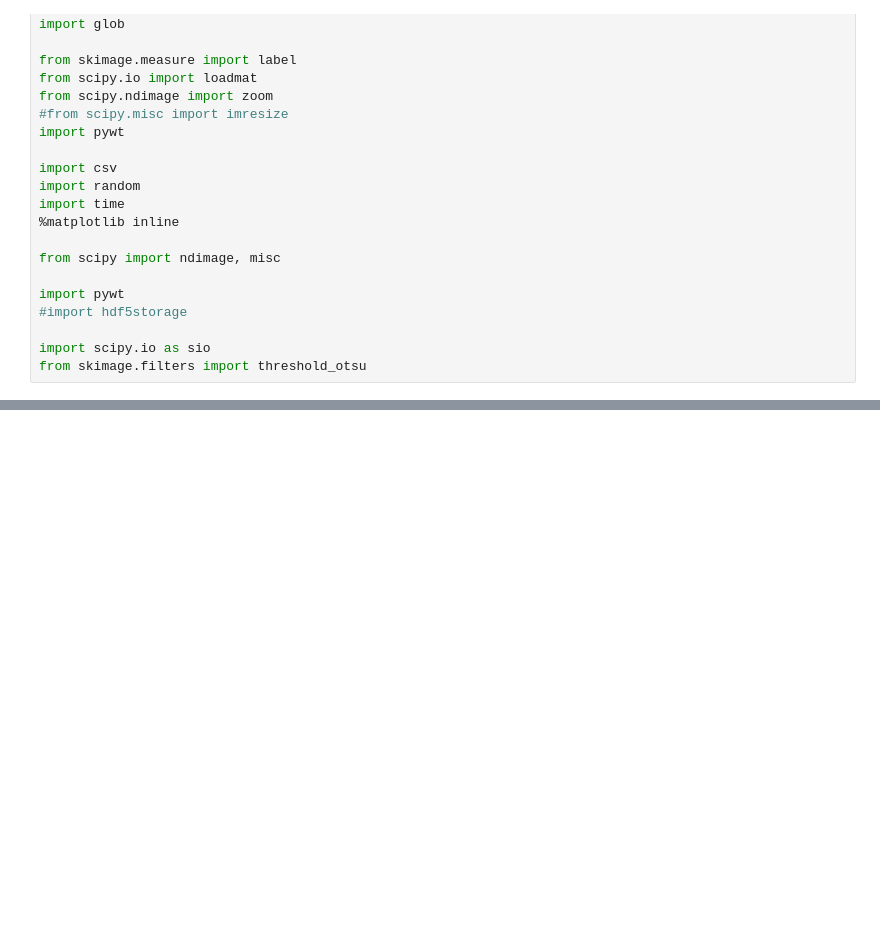
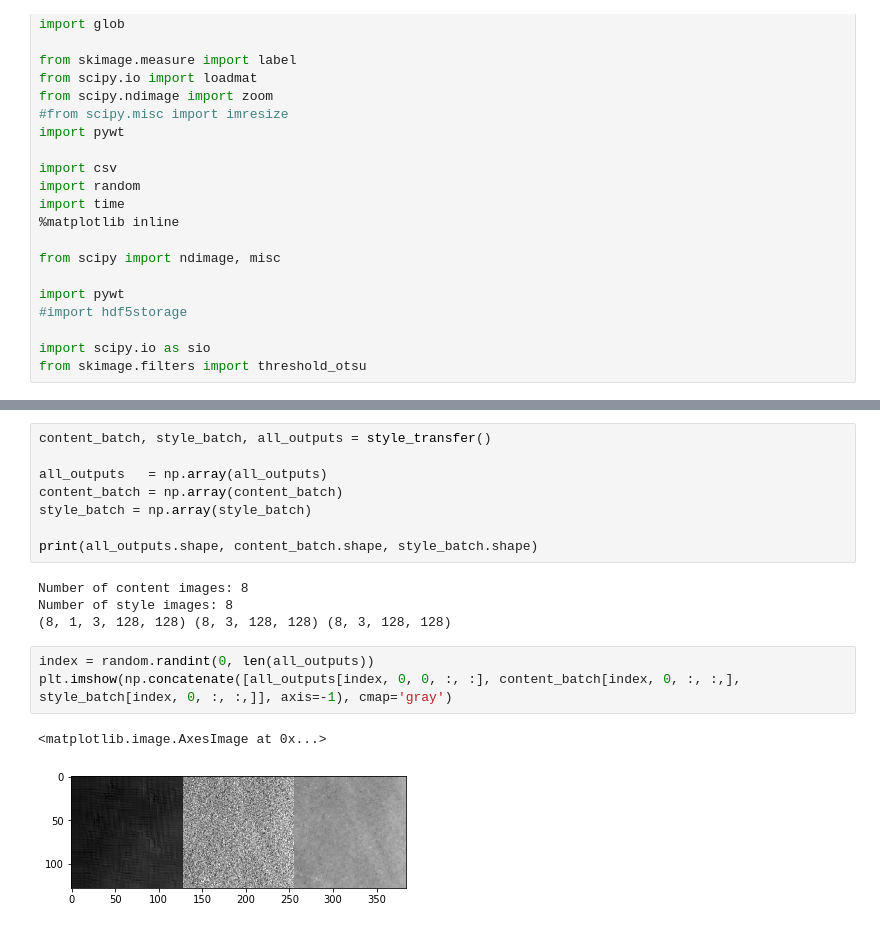
Before and after one commit to PranjalSahu/tf-adain, a Jupyter notebook: train.ipynb, the cells around one changed output, grey strips where cells are left out. Drawn from its saved outputs; the diff is of its cells as text; blank space fills up the shorter version.

```diff
--- a/train.ipynb
+++ b/train.ipynb
@@ -400,0 +454,18 @@ train()
+# %%
+content_batch, style_batch, all_outputs = style_transfer()
+
+all_outputs   = np.array(all_outputs)
+content_batch = np.array(content_batch)
+style_batch = np.array(style_batch)
+
+print(all_outputs.shape, content_batch.shape, style_batch.shape)
+# %% [output]
+Number of content images: 8
+Number of style images: 8
+(8, 1, 3, 128, 128) (8, 3, 128, 128) (8, 3, 128, 128)
+# %%
+index = random.randint(0, len(all_outputs))
+plt.imshow(np.concatenate([all_outputs[index, 0, 0, :, :], content_batch[index, 0, :, :,], style_batch[index, 0, :, :,]], axis=-1), cmap='gray')
+# %% [output]
+<matplotlib.image.AxesImage at 0x...>
+[figure, added]
```
Also changed, not shown: parts of 11 cells of this notebook.
